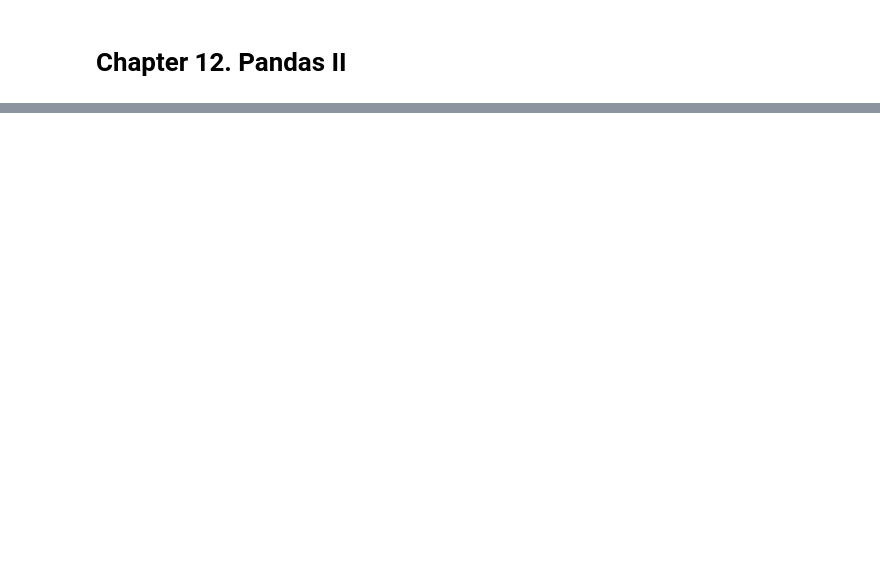
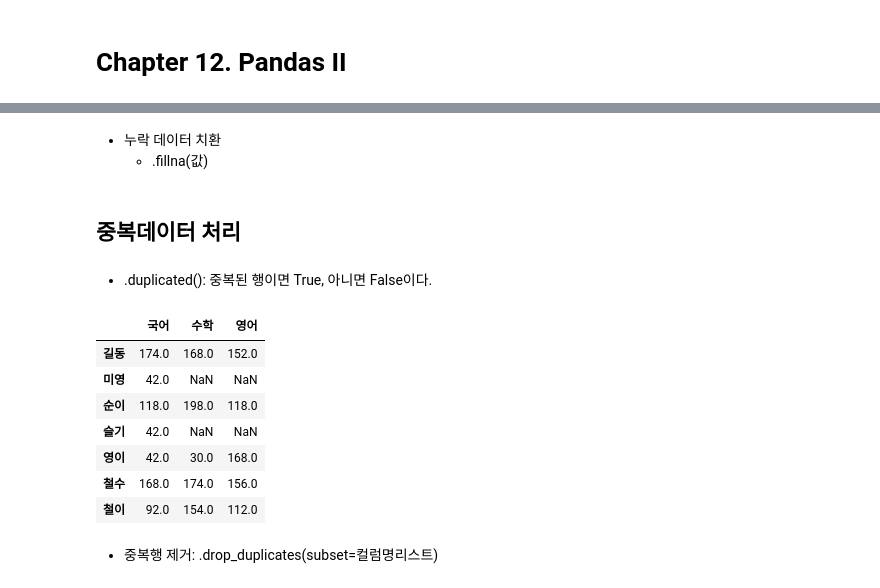
Before and after one commit to HaesunByun/Basic-Computing, a Jupyter notebook: _sources/B_chapter12.ipynb, the cells around one changed output, grey strips where cells are left out. Drawn from its saved outputs; the diff is of its cells as text; code cells hidden in the pictures; blank space fills up the shorter version.

```diff
--- a/_sources/B_chapter12.ipynb
+++ b/_sources/B_chapter12.ipynb
@@ -52,0 +63,7 @@ pd.Series(list or or dict or array, index = list or array)
+# %%
+import pandas as pd
+scores = [[84,87,78], [21,15,84], [87,84,76], [100,87,99],[59,99,59],[46,77,56]]
+names=['철수','영이','길동','미영','순이','철이']
+lectures=['국어','수학','영어']
+d1 = pd.DataFrame(scores, index=names, columns=lectures)
+d1
@@ -52,0 +110,9 @@ pd.Series(list or or dict or array, index = list or array)
+# %%
+scores = [[84,87,78], [21,15,84], [87,84,76], [100,87,99],[59,99,59],[46,77,56]]
+names=['철수','영이','길동','슬기','순이','철이']
+lectures=['국어','수학','영어']
+d2 = pd.DataFrame(scores, index=names, columns=lectures)
+d2
+# %%
+d3=d1+d2
+d3
@@ -52,0 +133,22 @@ pd.Series(list or or dict or array, index = list or array)
+# %% [markdown]
+- 누락 데이터 치환
+  - .fillna(값)
+# %%
+min_kor = d3['국어'].min()
+d3['국어'].fillna(min_kor, inplace=True)
+d3
+# %% [markdown]
+## 중복데이터 처리
+# %% [markdown]
+- .duplicated(): 중복된 행이면 True, 아니면 False이다.
+# %%
+d3
+# %% [output]
+|  | 국어 | 수학 | 영어 |
+| 길동 | 174.0 | 168.0 | 152.0 |
+| 미영 | 42.0 | NaN | NaN |
+| 순이 | 118.0 | 198.0 | 118.0 |
+| 슬기 | 42.0 | NaN | NaN |
+| 영이 | 42.0 | 30.0 | 168.0 |
+| 철수 | 168.0 | 174.0 | 156.0 |
+| 철이 | 92.0 | 154.0 | 112.0 |
@@ -52,0 +159,2 @@ pd.Series(list or or dict or array, index = list or array)
+# %% [markdown]
+- 중복행 제거:  .drop_duplicates(subset=컬럼명리스트)
```
Also changed, not shown: parts of 86 cells of this notebook.
